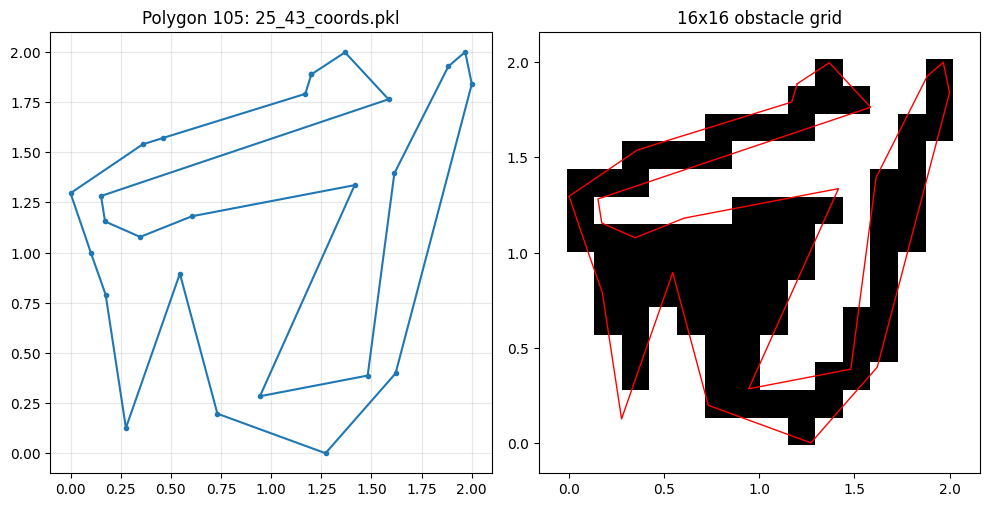
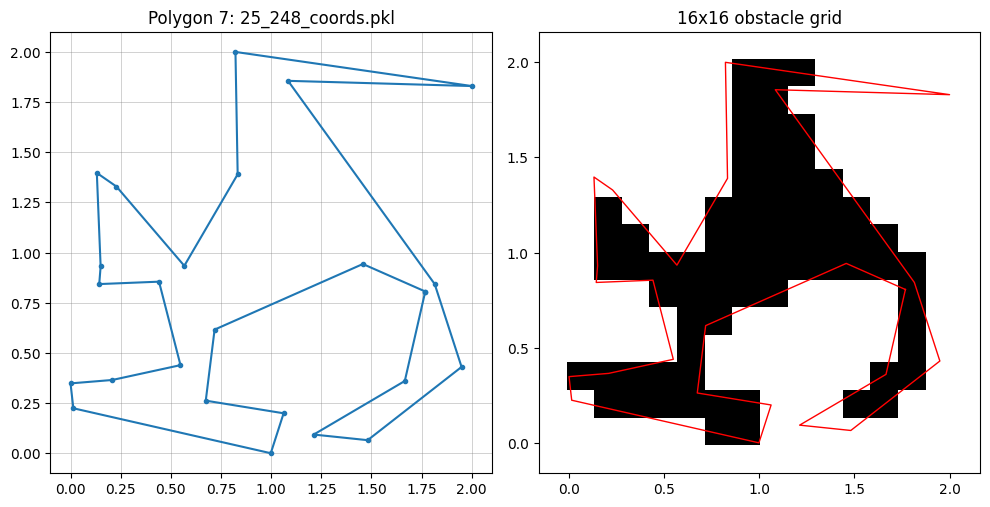
Unified diff of the notebook cell whose output changed from the first chart to the second:
--- before
+++ after
@@ -13,5 +13,6 @@
 axes[0].set_title(f"Polygon {polygon_index}: {k}")
 axes[0].set_aspect("equal")
-axes[0].grid(True, alpha=0.3)
+# axes[0].grid(True, alpha=0.3)
+axes[0].grid(True, which='both', color='gray', linestyle='-', linewidth=0.5, alpha=0.5)
 
 # axes[1].imshow(grid_64, cmap="gray", origin="upper", extent=extent_64, interpolation="nearest")

Commit: Updating the notebooks